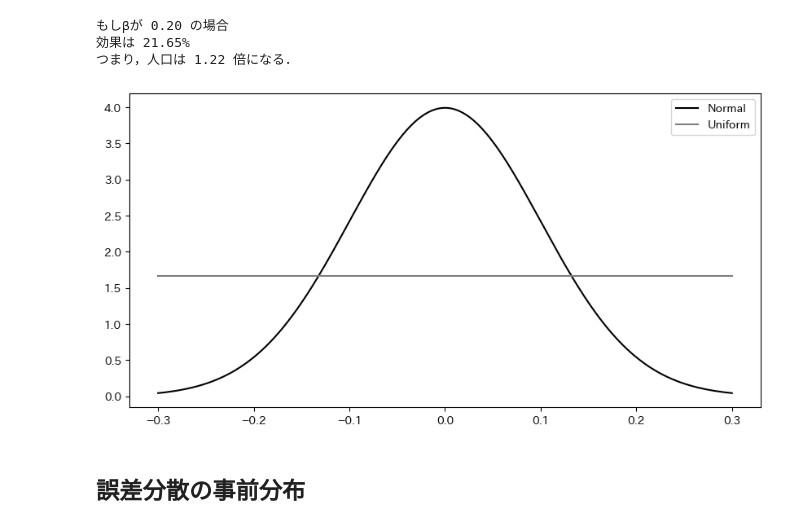
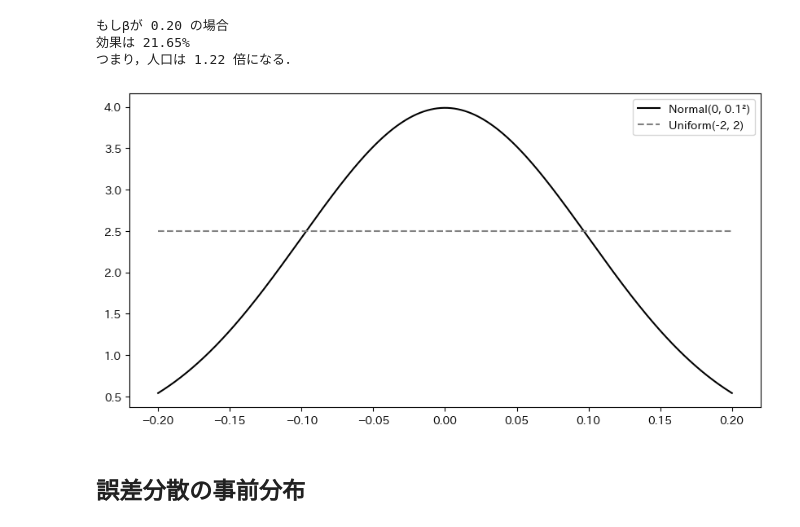
Before and after one commit to Keisei-Akiya/bridge-straw-effects, a Jupyter notebook: src/visualization/distribution/decide_prior.ipynb, the cells around one changed output. Cells and saved outputs as stored; diff of their text form; code cells hidden in the pictures.

```diff
--- a/src/visualization/distribution/decide_prior.ipynb
+++ b/src/visualization/distribution/decide_prior.ipynb
@@ -108,22 +108,22 @@ print(f'つまり，人口は {effect+1:.2f} 倍になる．')
 効果は 21.65%
 つまり，人口は 1.22 倍になる．
 # %%
-x = np.linspace(-0.3, 0.3, 1000)
+x = np.linspace(-0.2, 0.2, 1000)
 # normal
 mu = 0
 sigma = 0.1
 normal_pdf = stats.norm.pdf(x, loc=mu, scale=sigma)
 # uniform
-low = -0.3
-high = 0.3
+low = -0.2
+high = 0.2
 uniform_pdf = stats.uniform.pdf(x, loc=low, scale=high - low)
 
 fig, ax = plt.subplots(figsize=(10, 5))
-ax.plot(x, normal_pdf, label='Normal', color='black')
-ax.plot(x, uniform_pdf, label='Uniform', color='gray')
+ax.plot(x, normal_pdf, label='Normal(0, 0.1²)', color='black')
+ax.plot(x, uniform_pdf, label='Uniform(-2, 2)', color='gray', linestyle='--')
 ax.legend()
 plt.show()
 # %% [output]
-[figure, old version]
+[figure, new version]
 # %% [markdown]
 ## 誤差分散の事前分布
```
Also changed, not shown: parts of 9 cells of this notebook, 3 other files.
